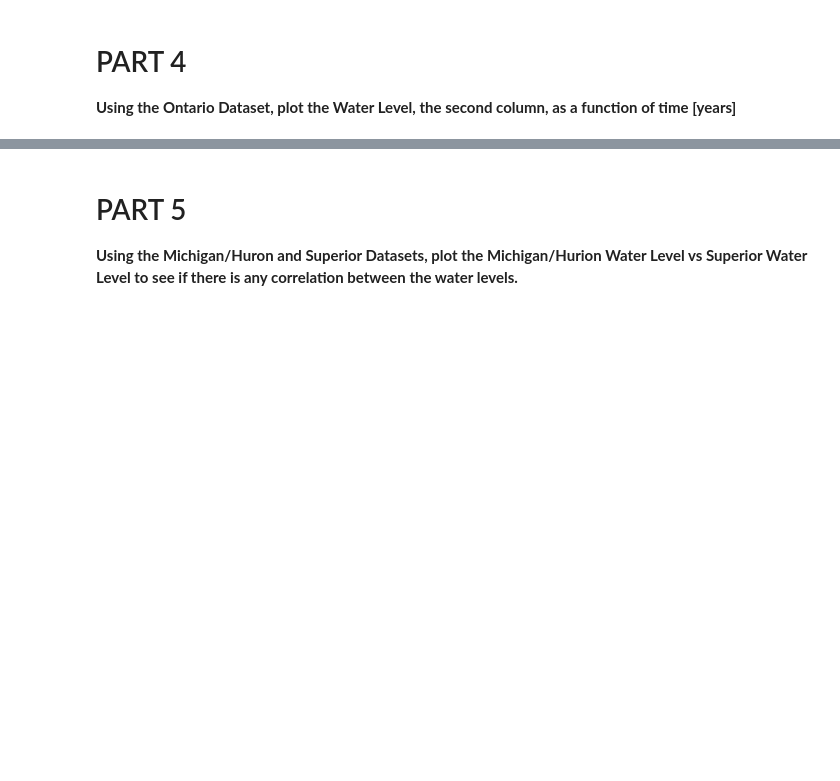
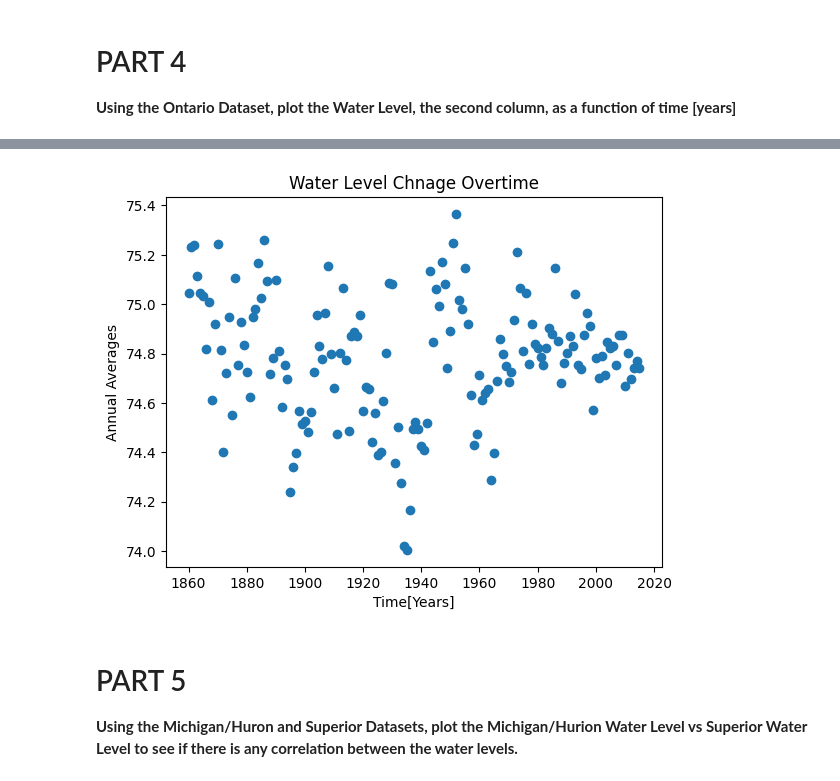
Before and after one commit to TanviGadiraju/CMSE202_Git_Started, a Jupyter notebook: Great_Lakes_and_Grand_River.ipynb, the cells around one changed output, grey strips where cells are left out. Drawn from its saved outputs; the diff is of its cells as text; code cells hidden in the pictures; blank space fills up the shorter version.

```diff
--- a/Great_Lakes_and_Grand_River.ipynb
+++ b/Great_Lakes_and_Grand_River.ipynb
@@ -97,3 +97,5 @@ plt.show()
 **Using the Ontario Dataset, plot the Water Level, the second column, as a function of time [years]**
 # %%
 # Insert Code Here
+ont_df = pd.read_csv("data/ont.csv")
+ont_df
@@ -100,3 +116,11 @@ plt.show()
+# %%
+plt.scatter(ont_df["Lake Ontario annual averages"],ont_df["AnnAvg"])
+plt.xlabel("Time[Years]")
+plt.ylabel("Annual Averages")
+plt.title("Water Level Chnage Overtime")
+plt.show()
+# %% [output]
+[figure, added]
 # %% [markdown]
 # PART 5
 
```
Also changed, not shown: parts of 1 cell of this notebook.
